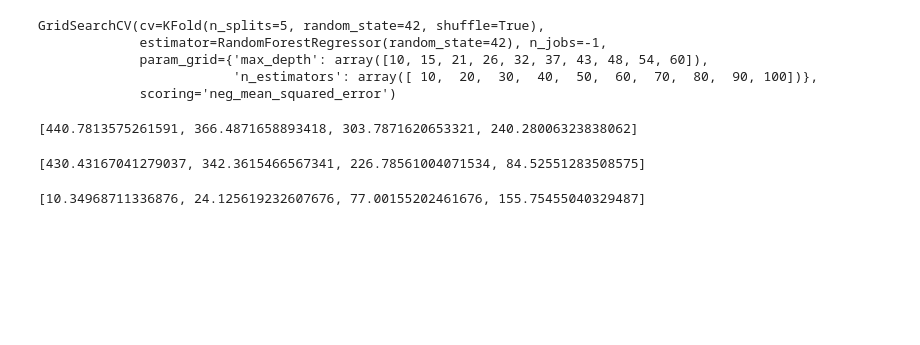
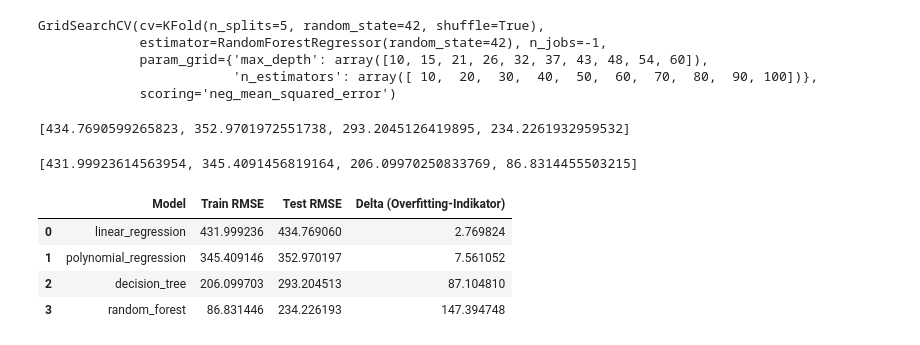
Before and after one commit to robbiesumner/DHBW-Machine-Learning-R2-D2, a Jupyter notebook: notebook.ipynb, the cells around one changed output. Drawn from its saved outputs; the diff is of its cells as text; code cells hidden in the pictures; blank space fills up the shorter version.

Commit message:
comparison_df

```diff
--- a/notebook.ipynb
+++ b/notebook.ipynb
@@ -196,19 +196,32 @@ GridSearchCV(cv=KFold(n_splits=5, random_state=42, shuffle=True),
 # %%
 best_models["random_forest"]=grid_search.best_estimator_
 # %%
-errors =[root_mean_squared_error(y_test,model.predict(X_test)) for model in best_models.values()]
-errors
+test_errors =[root_mean_squared_error(y_test,model.predict(X_test)) for model in best_models.values()]
+test_errors
 # %% [output]
-[440.7813575261591, 366.4871658893418, 303.7871620653321, 240.28006323838062]
+[434.7690599265823, 352.9701972551738, 293.2045126419895, 234.2261932959532]
 # %%
-test_errors =[root_mean_squared_error(y_train,model.predict(X_train)) for model in best_models.values()]
-test_errors
+train_errors = [
+    root_mean_squared_error(y_train, model.predict(X_train))
+    for model in best_models.values()
+]
+train_errors
 # %% [output]
-[430.43167041279037, 342.3615466567341, 226.78561004071534, 84.52551283508575]
+[431.99923614563954, 345.4091456819164, 206.09970250833769, 86.8314455503215]
-# %%
-train_test_errors=[]
-for j in range(4):
-    train_test_errors.append(errors[j]-test_errors[j])
-train_test_errors
-# %% [output]
-[10.34968711336876, 24.125619232607676, 77.00155202461676, 155.75455040329487]
+# %%
+model_names = list(best_models.keys())
+
+comparison_data = {
+    "Model": model_names,
+    "Train RMSE": train_errors,
+    "Test RMSE": test_errors,
+    "Delta (Overfitting-Indikator)": [test - train for train, test in zip(train_errors, test_errors)]
+}
+comparison_df = pd.DataFrame(comparison_data)
+comparison_df
+# %% [output]
+|  | Model | Train RMSE | Test RMSE | Delta (Overfitting-Indikator) |
+| 0 | linear_regression | 431.999236 | 434.769060 | 2.769824 |
+| 1 | polynomial_regression | 345.409146 | 352.970197 | 7.561052 |
+| 2 | decision_tree | 206.099703 | 293.204513 | 87.104810 |
+| 3 | random_forest | 86.831446 | 234.226193 | 147.394748 |
```
Also changed, not shown: parts of 6 cells of this notebook.
